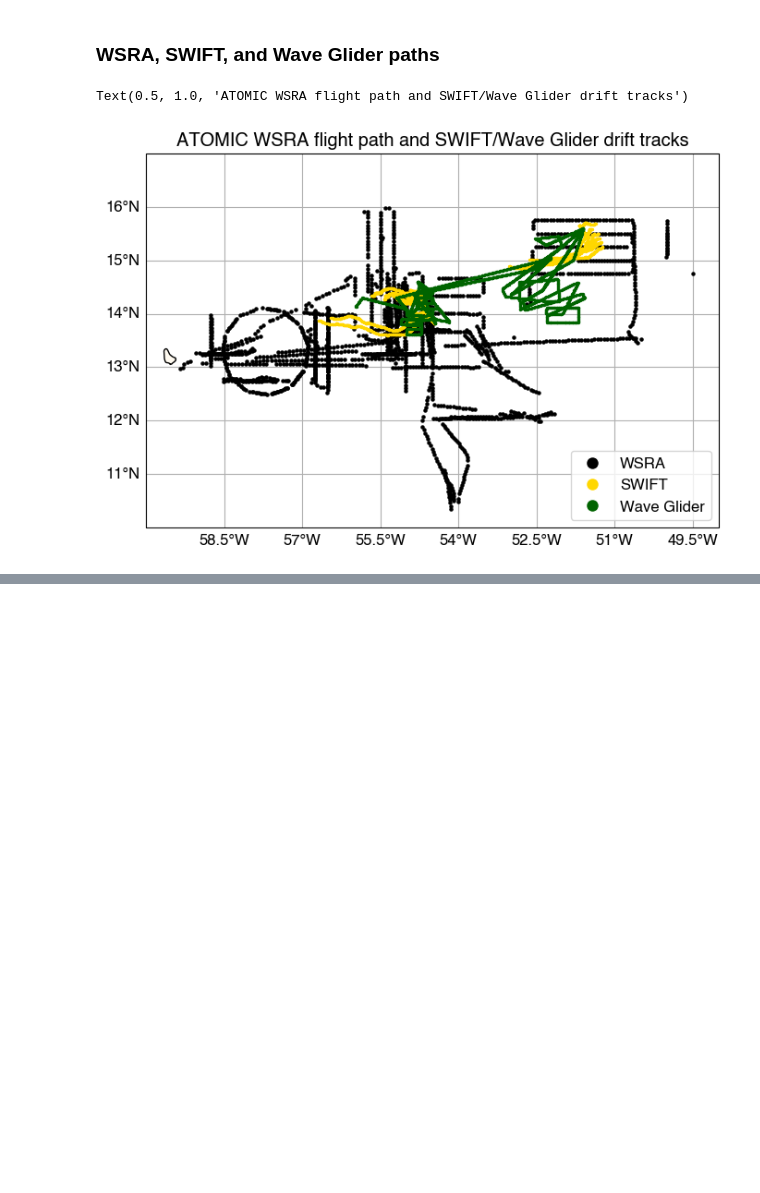
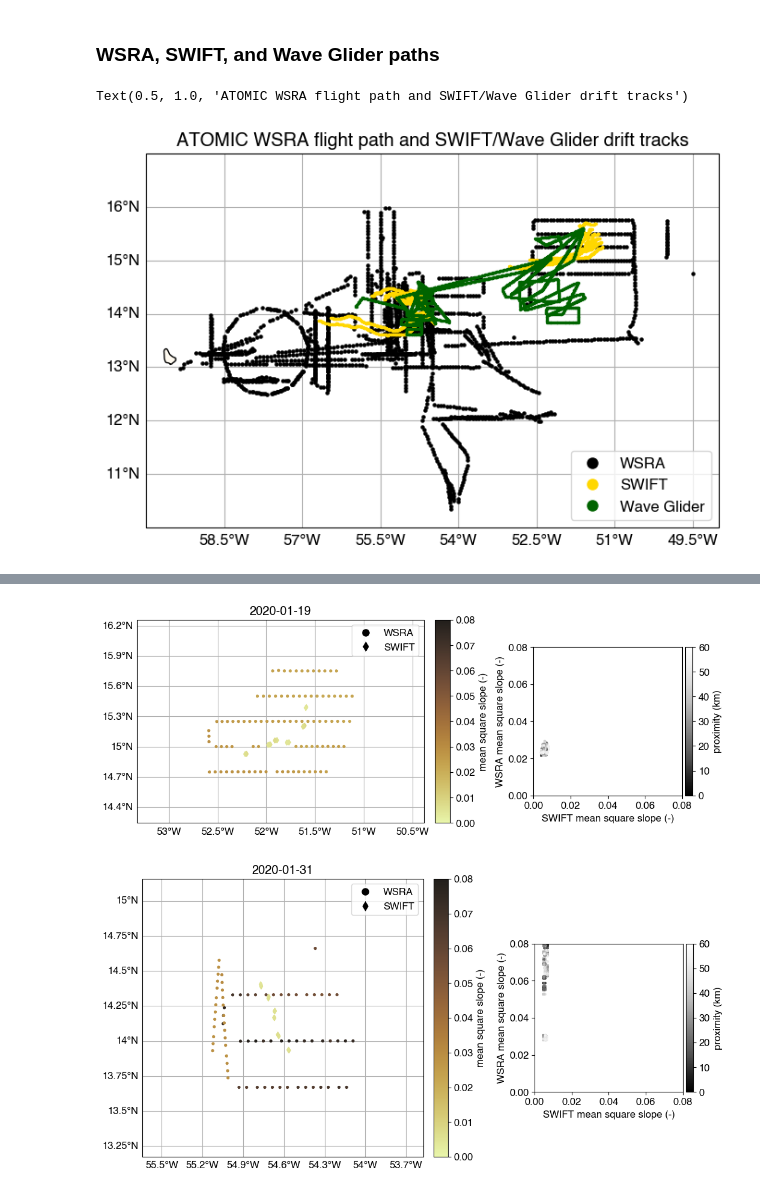
Before and after one commit to jacobrdavis/atomic-wsra-waves, a Jupyter notebook: compare.ipynb, the cells around one changed output, grey strips where cells are left out. Saved outputs shown, nothing was run; the diff lists cells and outputs as text; code cells hidden in the pictures; blank space fills up the shorter version.

```diff
--- a/compare.ipynb
+++ b/compare.ipynb
@@ -314,0 +446,80 @@ for date in mission_dates:
+# %%
+wsra_var='sea_surface_mean_square_slope_median'
+swift_var='mean_square_slope'
+cmap_1=cmocean.cm.turbid
+norm_1=mpl.colors.Normalize(vmin=0, vmax=0.08)
+cmap_2=mpl.cm.Greys_r  # Oranges_r
+norm_2=mpl.colors.Normalize(vmin=0, vmax=60)
+
+PROJECTION = cartopy.crs.PlateCarree()
+IMAGE_RESOLUTION = 300
+SWIFT_SCATTER_KWARGS = dict(
+    s=20,
+    marker='d',
+    label='SWIFT',
+    cmap=cmap_1,
+    norm=norm_1,
+)
+WSRA_PLOT_KWARGS = dict(
+    legend=True,
+    marker='.',
+    markersize=30,
+    label='WSRA',
+    plot_best_track=False,
+    cmap=cmap_1,
+    norm=norm_1,
+    legend_kwds={
+        "orientation": "vertical",
+        "location": "right",
+    }
+)
+COMPARISON_SCATTER_KWARGS = dict(
+    s=5,
+    cmap=cmap_2,
+    norm=norm_2,
+)
+
+mission_dates = np.unique(atomic_wsra['day'].dropna(dim='time'))
+
+for date in mission_dates:
+
+    unique_wsra_indices = np.unique(np.concatenate(matches_df.loc[date]['wsra_indices'].to_numpy()))
+
+    if unique_wsra_indices.size > 0:
+
+        fig, ax_1, ax_2, cax_1, cax_2 = create_figure()
+
+        wsra_in_mission = atomic_wsra.where(atomic_wsra['day'] == date)  #, drop=True)
+        wsra_matches_unique = wsra_in_mission.isel(time=unique_wsra_indices)
+        wsra_matches_unique.wsra.chart.ocean_color = 'white' # 'whitesmoke'
+        wsra_matches_unique.wsra.chart.land_color = 'floralwhite'  # white, whitesmoke
+        wsra_matches_unique.wsra.chart.buffer_percent=0.5
+        plot_wsra(ax_1, cax_1, wsra_matches_unique, wsra_var, **WSRA_PLOT_KWARGS)
+
+        for swift_id in atomic_swifts.keys():
+            swift_in_mission = atomic_swifts[swift_id].where(atomic_swifts[swift_id]['day'] == date)
+
+            wsra_indices = matches_df.loc[date].loc[swift_id]['wsra_indices']
+            swift_indices = matches_df.loc[date].loc[swift_id]['swift_indices']
+            wsra_matches = wsra_in_mission.isel(time=wsra_indices)
+            swift_matches = swift_in_mission.isel(time=swift_indices)
+            swift_matches_unique = swift_in_mission.isel(time=np.unique(swift_indices))
+            plot_swift(ax_1, swift_matches_unique, swift_var, **SWIFT_SCATTER_KWARGS)
+            comparison_plot(ax_2, cax_2, wsra_matches, swift_matches,
+                            matches_df.loc[date].loc[swift_id]['distance'],
+                            wsra_var, swift_var,  **COMPARISON_SCATTER_KWARGS)
+
+        ax_1.set_title(pd.Timestamp(date).strftime('%Y-%m-%d'))
+        ax_1.legend(handles=create_legend_elements())
+
+        cax_1.set_ylabel('mean square slope (-)')
+        cax_2.set_ylabel('proximity (km)')
+
+        ax_2.set_ylabel('WSRA mean square slope (-)')
+        ax_2.set_xlabel('SWIFT mean square slope (-)')
+        ax_2.set_aspect('equal')
+        ax_2.set_ylim([0, 0.08])
+        ax_2.set_xlim([0, 0.08])
+# %% [output]
+[figure, added]
+[figure, added]
```
Also changed, not shown: parts of 14 cells of this notebook, 1 other file.
